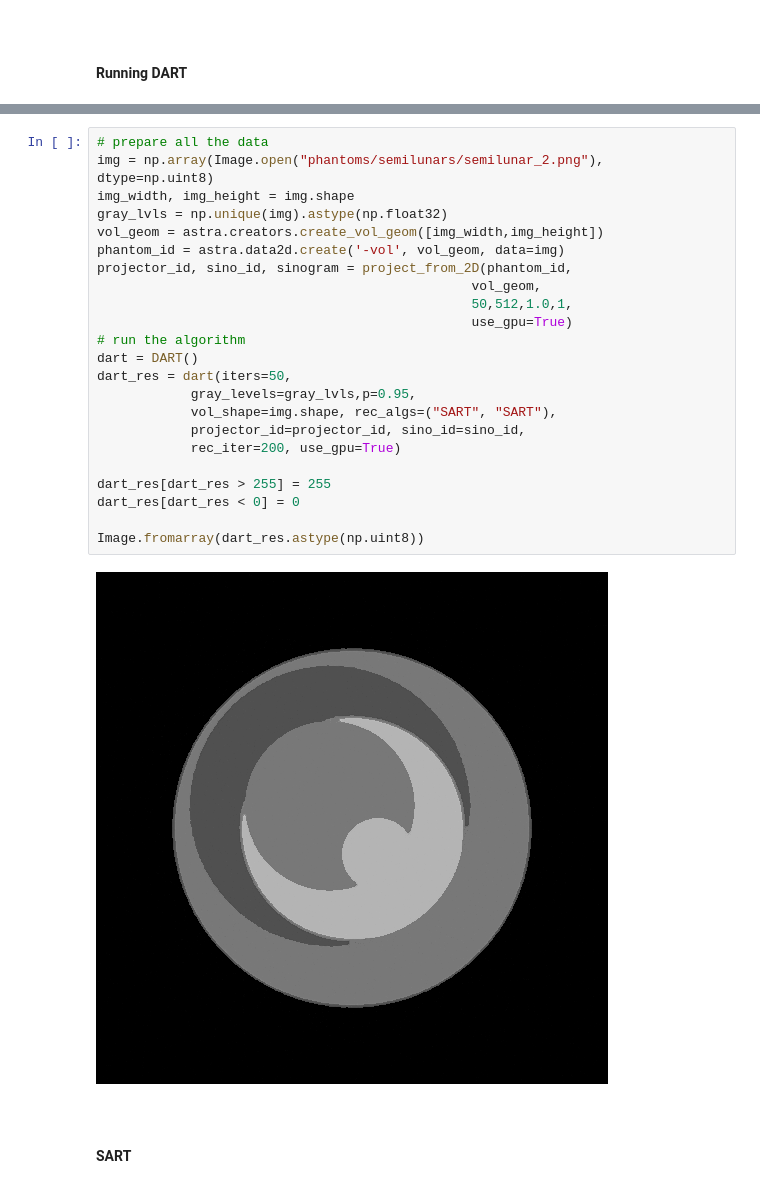
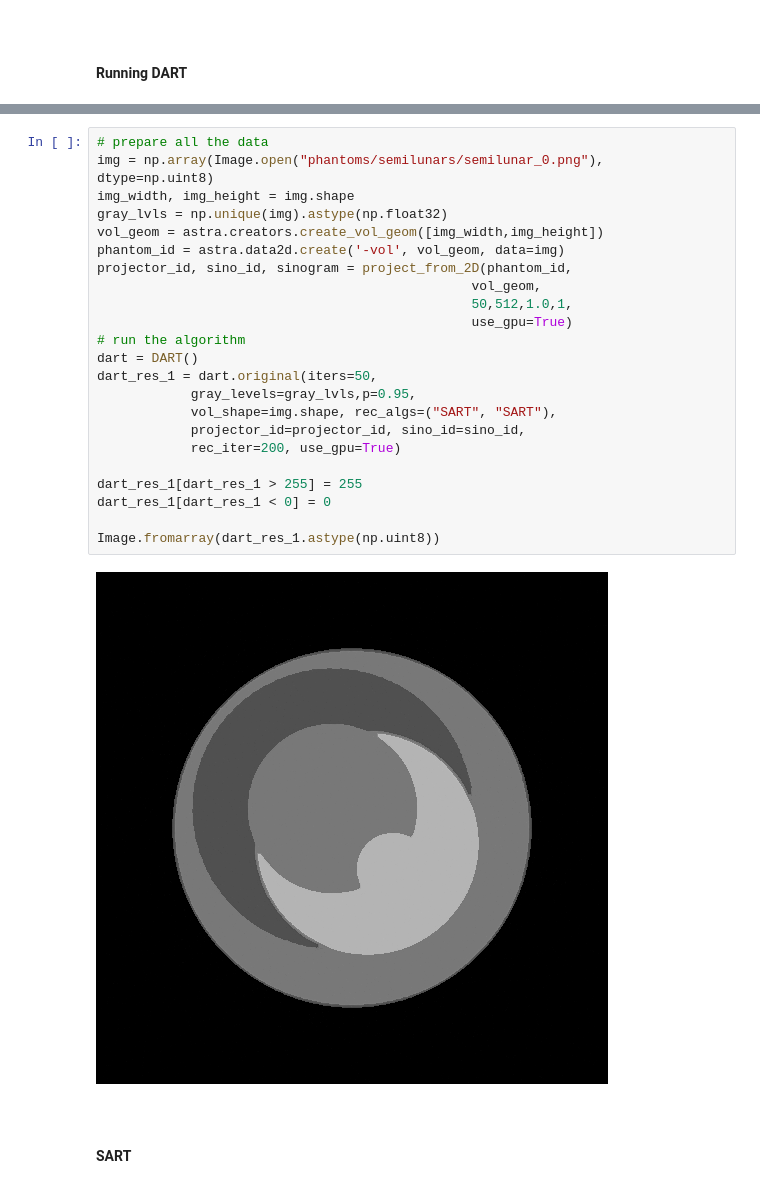
Before and after one commit to OhGreat/DART_python, a Jupyter notebook: dart_steps_test.ipynb, the cells around one changed output, grey strips where cells are left out. Drawn from its saved outputs; the diff is of its cells as text.

```diff
--- a/dart_steps_test.ipynb
+++ b/dart_steps_test.ipynb
@@ -125,28 +126,28 @@ Image.fromarray(dart_res.astype(np.uint8))
 # %%
 # prepare all the data
-img = np.array(Image.open("phantoms/semilunars/semilunar_2.png"), dtype=np.uint8)
+img = np.array(Image.open("phantoms/semilunars/semilunar_0.png"), dtype=np.uint8)
 img_width, img_height = img.shape
 gray_lvls = np.unique(img).astype(np.float32)
 vol_geom = astra.creators.create_vol_geom([img_width,img_height])
 phantom_id = astra.data2d.create('-vol', vol_geom, data=img)
 projector_id, sino_id, sinogram = project_from_2D(phantom_id,
                                                 vol_geom,
                                                 50,512,1.0,1,
                                                 use_gpu=True)
 # run the algorithm
 dart = DART()
-dart_res = dart(iters=50,
+dart_res_1 = dart.original(iters=50,
             gray_levels=gray_lvls,p=0.95,
             vol_shape=img.shape, rec_algs=("SART", "SART"),
             projector_id=projector_id, sino_id=sino_id,
             rec_iter=200, use_gpu=True)
 
-dart_res[dart_res > 255] = 255
-dart_res[dart_res < 0] = 0
+dart_res_1[dart_res_1 > 255] = 255
+dart_res_1[dart_res_1 < 0] = 0
 
-Image.fromarray(dart_res.astype(np.uint8))
+Image.fromarray(dart_res_1.astype(np.uint8))
 # %% [output]
-[figure, old version]
+[figure, new version]
 # %% [markdown]
 <br/>
 <h4>
```
Also changed, not shown: parts of 4 cells of this notebook, 21 other files.
